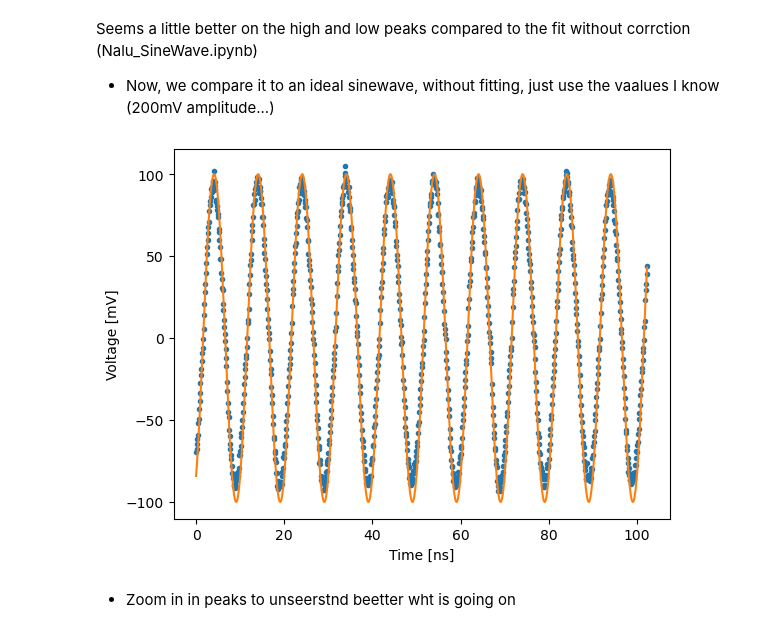
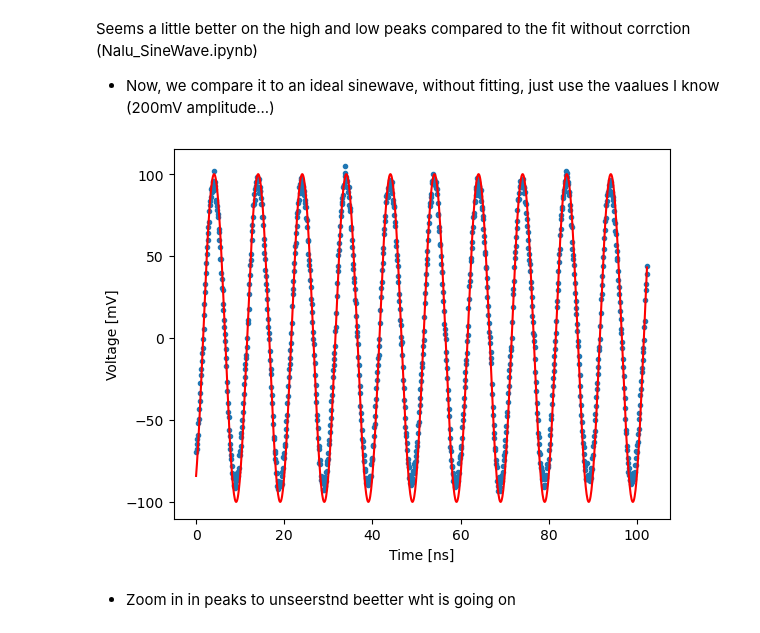
Before and after one commit to sigarnero/GasPM, a Jupyter notebook: NALU_calibration/Nalu_ADCcorrectd.ipynb, the cells around one changed output. Drawn from its saved outputs; the diff is of its cells as text; code cells hidden in the pictures.

```diff
--- a/NALU_calibration/Nalu_ADCcorrectd.ipynb
+++ b/NALU_calibration/Nalu_ADCcorrectd.ipynb
@@ -257,11 +261,11 @@ Seems a little better on the high and low peaks compared to the fit without corr
 # %%
 x = np.linspace(0,102.3,1024)
 y = sinewave(x, 100, 0.1, -1, 0)
 plt.plot(time, output[777],'.')
-plt.plot(x,y)
+plt.plot(x,y, color='red')
 plt.xlabel("Time [ns]")
 plt.ylabel("Voltage [mV]");
 # %% [output]
-[figure, old version]
+[figure, new version]
 # %% [markdown]
 * Zoom in in peaks to unseerstnd beetter wht is going on
```
Also changed, not shown: parts of 2 cells of this notebook, 2 other files.
